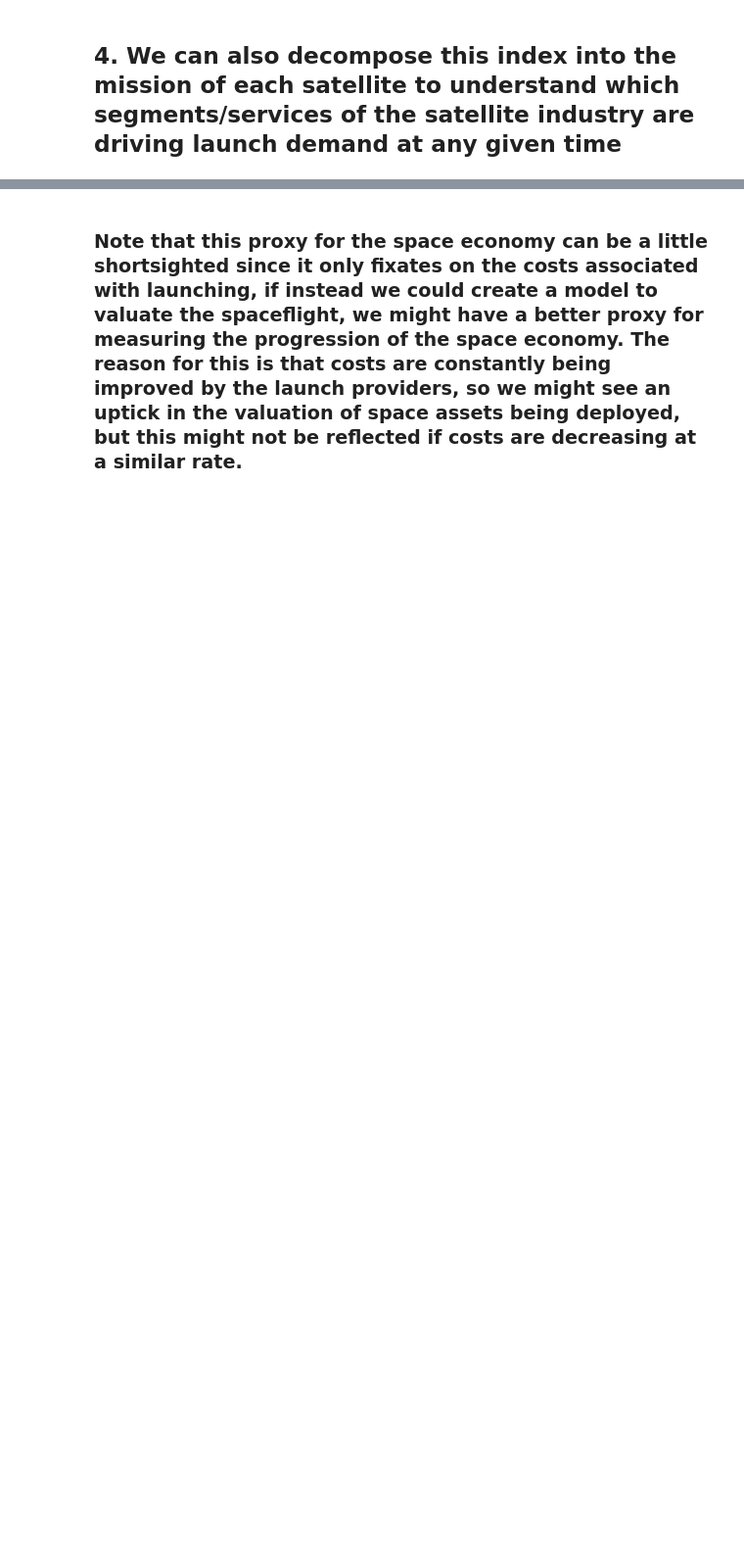
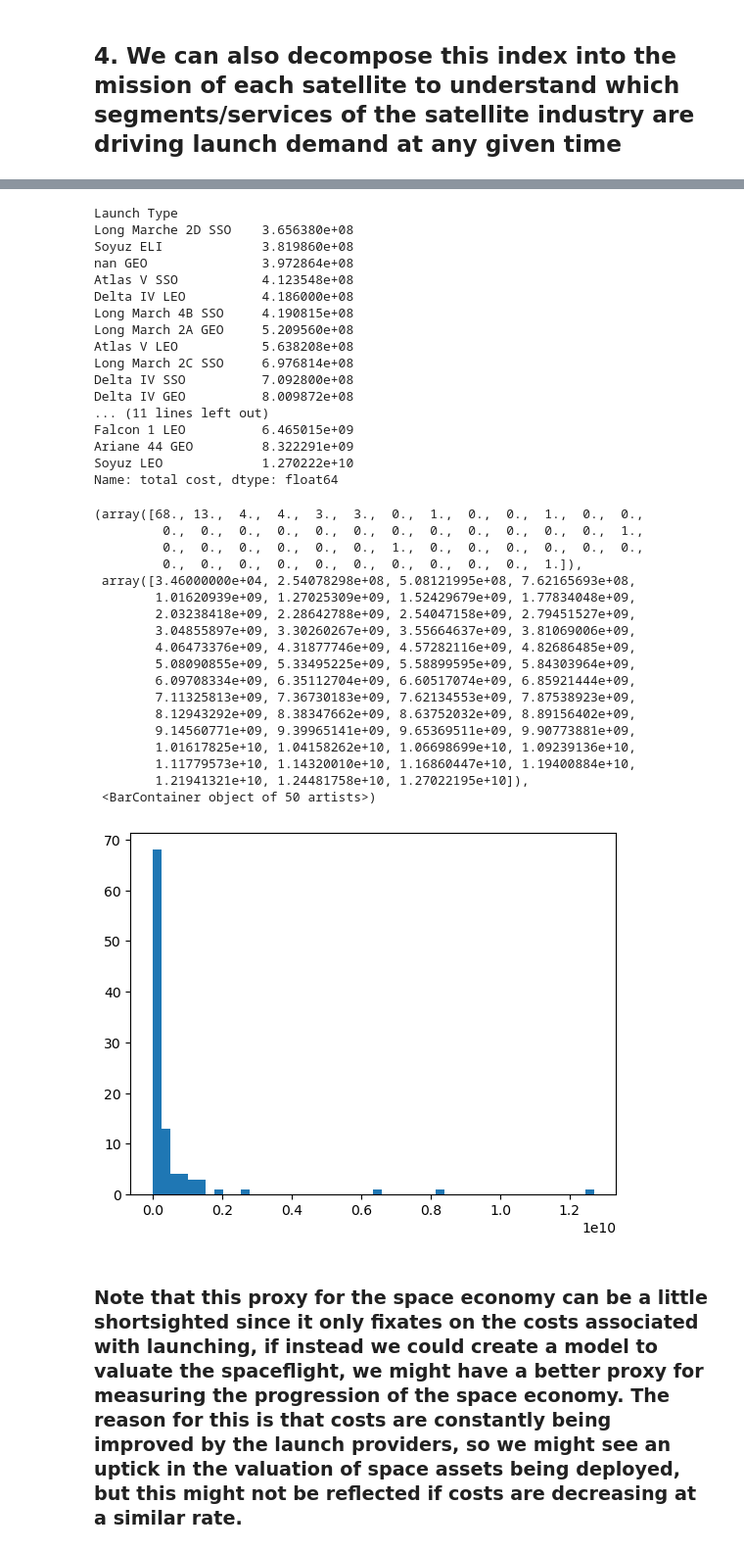
Before and after one commit to LuckyLeqi/CME291, a Jupyter notebook: launches.ipynb, the cells around one changed output, grey strips where cells are left out. Shown at 98% size. Drawn from its saved outputs; the diff is of its cells as text; code cells hidden in the pictures; blank space fills up the shorter version.

```diff
--- a/launches.ipynb
+++ b/launches.ipynb
@@ -197,2 +260,44 @@ fig.set_size_inches((10, 8))
+# %%
+mitre['Launch Type'] = mitre['Platform'].astype(str) +  " " +  mitre['Orbit Type'].astype(str)
+#print(mitre.groupby('Launch Type').count())
+print((mitre.groupby('Launch Type')['total cost'].sum()).sort_values()[-25:])
+plt.hist(mitre.groupby('Launch Type')['total cost'].sum(), bins = 50)
+# %% [output]
+Launch Type
+Long Marche 2D SSO    3.656380e+08
+Soyuz ELI             3.819860e+08
+nan GEO               3.972864e+08
+Atlas V SSO           4.123548e+08
+Delta IV LEO          4.186000e+08
+Long March 4B SSO     4.190815e+08
+Long March 2A GEO     5.209560e+08
+Atlas V LEO           5.638208e+08
+Long March 2C SSO     6.976814e+08
+Delta IV SSO          7.092800e+08
+Delta IV GEO          8.009872e+08
+... (11 lines left out)
+Falcon 1 LEO          6.465015e+09
+Ariane 44 GEO         8.322291e+09
+Soyuz LEO             1.270222e+10
+Name: total cost, dtype: float64
+(array([68., 13.,  4.,  4.,  3.,  3.,  0.,  1.,  0.,  0.,  1.,  0.,  0.,
+         0.,  0.,  0.,  0.,  0.,  0.,  0.,  0.,  0.,  0.,  0.,  0.,  1.,
+         0.,  0.,  0.,  0.,  0.,  0.,  1.,  0.,  0.,  0.,  0.,  0.,  0.,
+         0.,  0.,  0.,  0.,  0.,  0.,  0.,  0.,  0.,  0.,  1.]),
+ array([3.46000000e+04, 2.54078298e+08, 5.08121995e+08, 7.62165693e+08,
+        1.01620939e+09, 1.27025309e+09, 1.52429679e+09, 1.77834048e+09,
+        2.03238418e+09, 2.28642788e+09, 2.54047158e+09, 2.79451527e+09,
+        3.04855897e+09, 3.30260267e+09, 3.55664637e+09, 3.81069006e+09,
+        4.06473376e+09, 4.31877746e+09, 4.57282116e+09, 4.82686485e+09,
+        5.08090855e+09, 5.33495225e+09, 5.58899595e+09, 5.84303964e+09,
+        6.09708334e+09, 6.35112704e+09, 6.60517074e+09, 6.85921444e+09,
+        7.11325813e+09, 7.36730183e+09, 7.62134553e+09, 7.87538923e+09,
+        8.12943292e+09, 8.38347662e+09, 8.63752032e+09, 8.89156402e+09,
+        9.14560771e+09, 9.39965141e+09, 9.65369511e+09, 9.90773881e+09,
+        1.01617825e+10, 1.04158262e+10, 1.06698699e+10, 1.09239136e+10,
+        1.11779573e+10, 1.14320010e+10, 1.16860447e+10, 1.19400884e+10,
+        1.21941321e+10, 1.24481758e+10, 1.27022195e+10]),
+ <BarContainer object of 50 artists>)
+[figure, added]
 # %% [markdown]
 ### Note that this proxy for the space economy can be a little shortsighted since it only fixates on the costs associated with launching, if instead we could create a model to valuate the spaceflight, we might have a better proxy for measuring the progression of the space economy. The reason for this is that costs are constantly being improved by the launch providers, so we might see an uptick in the valuation of space assets being deployed, but this might not be reflected if costs are decreasing at a similar rate.
```
Also changed, not shown: parts of 7 cells of this notebook.
